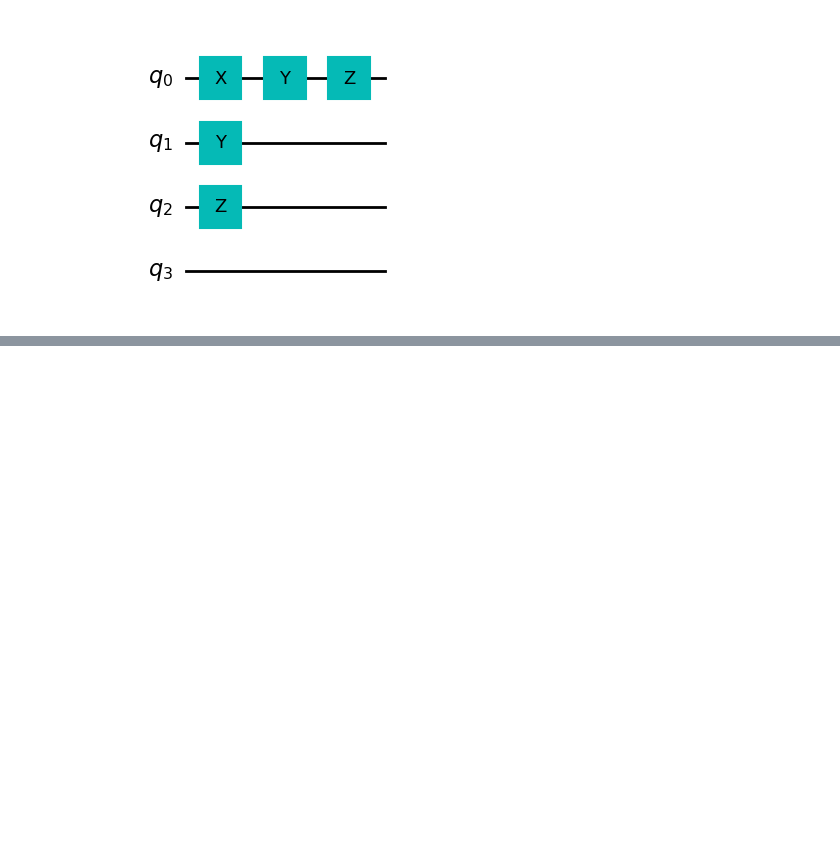
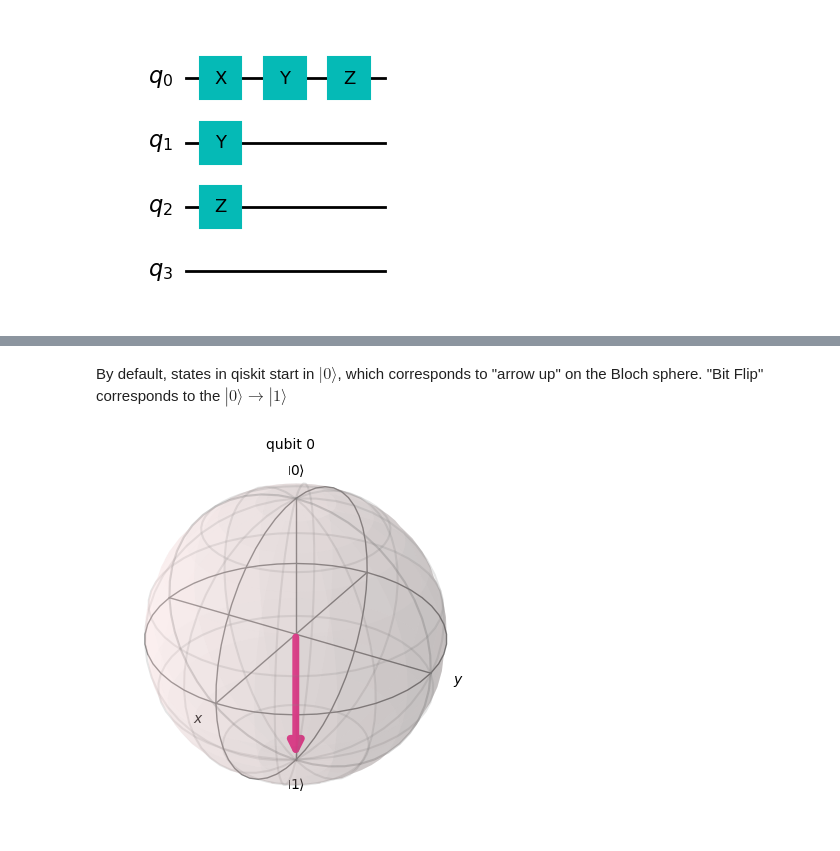
Before and after one commit to sayana25/IQCQ-UPES-2023, a Jupyter notebook: IQCQ2023_SIngleQubit.ipynb, the cells around one changed output, grey strips where cells are left out. Cells and saved outputs as stored; diff of their text form; code cells hidden in the pictures; blank space fills up the shorter version.

```diff
--- a/IQCQ2023_SIngleQubit.ipynb
+++ b/IQCQ2023_SIngleQubit.ipynb
@@ -163,0 +191,12 @@ qc.draw('mpl')
+# %% [markdown]
+By default, states in qiskit start in $|0\rangle$, which corresponds to "arrow up" on the Bloch sphere. "Bit Flip" corresponds to the $|0\rangle → |1\rangle$
+# %%
+def bitflip():
+    qc = QuantumCircuit(1)
+    qc.x(0)
+    return qc
+
+state = Statevector.from_instruction(bitflip())
+plot_bloch_multivector(state)
+# %% [output]
+[figure, added]
```
Also changed, not shown: parts of 11 cells of this notebook.
